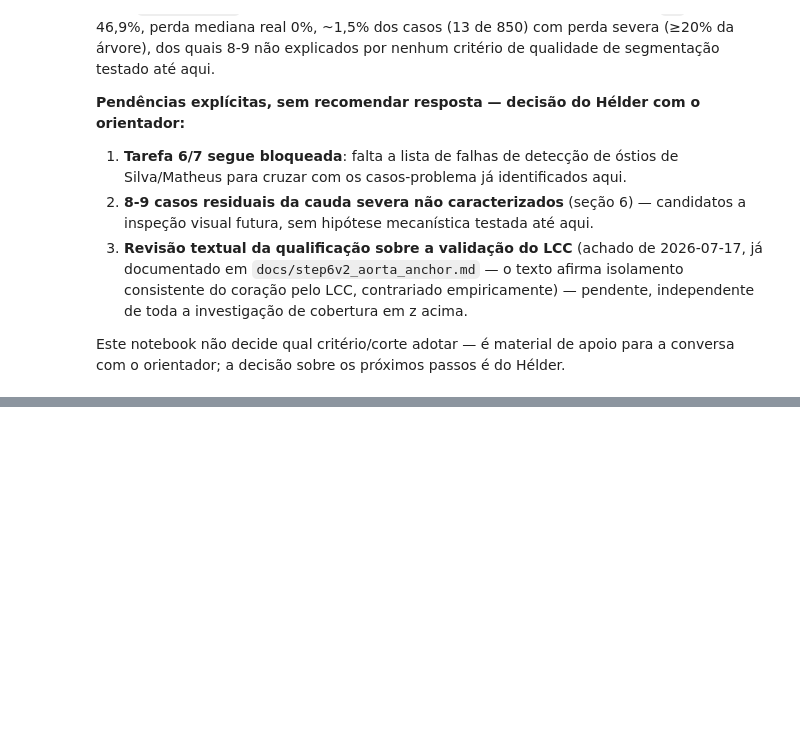
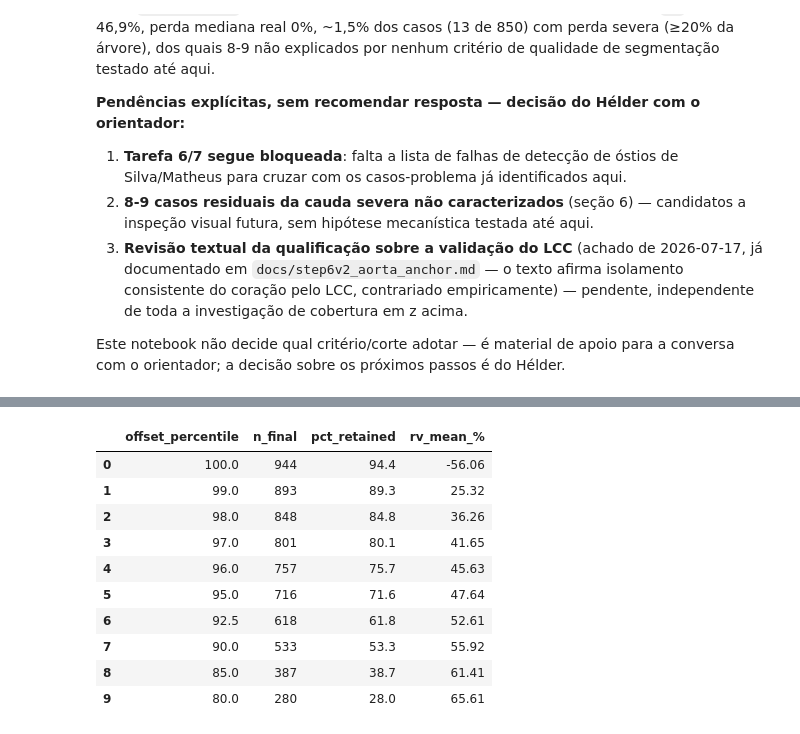
Before and after one commit to hcalmeida-uesc/heart-bounding-box, a Jupyter notebook: notebooks/reuniao_2026-07-29_diagnostico_e_correcao_z_coverage.ipynb, the cells around one changed output, grey strips where cells are left out. Cells and saved outputs as stored; diff of their text form; code cells hidden in the pictures; blank space fills up the shorter version.

```diff
--- a/notebooks/reuniao_2026-07-29_diagnostico_e_correcao_z_coverage.ipynb
+++ b/notebooks/reuniao_2026-07-29_diagnostico_e_correcao_z_coverage.ipynb
@@ -499,27 +480,0 @@ Sem reprocessar nada — reaproveita `task_n_rv_curve_zero_loss.csv` e
-# %%
-sec9_files = {
-    "n_rv_curve_csv": DIAG_DIR / "task_n_rv_curve_zero_loss.csv",
-    "n_rv_curve_by_split_csv": DIAG_DIR / "task_n_rv_curve_zero_loss_by_split.csv",
-}
-for label, path in sec9_files.items():
-    if not path.exists():
-        print(f"AVISO: {label} não encontrado em {path} — listando diretório...")
-        for candidate in sorted(path.parent.glob("*")):
-            print(f"  - {candidate.name}")
-        raise FileNotFoundError(
-            f"Ajuste o nome esperado para {label}: nenhum arquivo correspondente em {path.parent}"
-        )
-print("Arquivos da seção 9 confirmados:")
-for label, path in sec9_files.items():
-    print(f"  {label}: {path.relative_to(REPO_ROOT)}")
-
-n_rv_df = pd.read_csv(sec9_files["n_rv_curve_csv"]).sort_values(
-    "offset_percentile", ascending=False
-).reset_index(drop=True)
-n_rv_split_df = pd.read_csv(sec9_files["n_rv_curve_by_split_csv"]).sort_values(
-    "offset_percentile", ascending=False
-).reset_index(drop=True)
-
-merged = n_rv_df.merge(n_rv_split_df, on="offset_percentile", suffixes=("", "_split"))
-assert (merged["n_final"] == merged["n_final_total"]).all(), "Divergência entre os dois CSVs -- investigar"
-merged[["offset_percentile", "rv_mean_%", "n_final", "n_final_train", "n_final_val", "n_final_test"]]
@@ -650,0 +494,25 @@ plt.show()
+# %%
+n_rv_curve_path = DIAG_DIR / "task_n_rv_curve_zero_loss.csv"
+if not n_rv_curve_path.exists():
+    print(f"AVISO: n_rv_curve_csv não encontrado em {n_rv_curve_path} — listando diretório...")
+    for candidate in sorted(n_rv_curve_path.parent.glob("*")):
+        print(f"  - {candidate.name}")
+    raise FileNotFoundError(f"Ajuste o nome esperado: nenhum arquivo correspondente em {n_rv_curve_path.parent}")
+
+n_rv_df = pd.read_csv(n_rv_curve_path).sort_values("offset_percentile", ascending=False).reset_index(drop=True)
+if "pct_retained" not in n_rv_df.columns:
+    n_rv_df["pct_retained"] = n_rv_df["n_final"] / 1000.0 * 100.0
+
+n_rv_df[["offset_percentile", "n_final", "pct_retained", "rv_mean_%"]]
+# %% [output]
+|  | offset_percentile | n_final | pct_retained | rv_mean_% |
+| 0 | 100.0 | 944 | 94.4 | -56.06 |
+| 1 | 99.0 | 893 | 89.3 | 25.32 |
+| 2 | 98.0 | 848 | 84.8 | 36.26 |
+| 3 | 97.0 | 801 | 80.1 | 41.65 |
+| 4 | 96.0 | 757 | 75.7 | 45.63 |
+| 5 | 95.0 | 716 | 71.6 | 47.64 |
+| 6 | 92.5 | 618 | 61.8 | 52.61 |
+| 7 | 90.0 | 533 | 53.3 | 55.92 |
+| 8 | 85.0 | 387 | 38.7 | 61.41 |
+| 9 | 80.0 | 280 | 28.0 | 65.61 |
```
Also changed, not shown: parts of 9 cells of this notebook, 1 other file.
